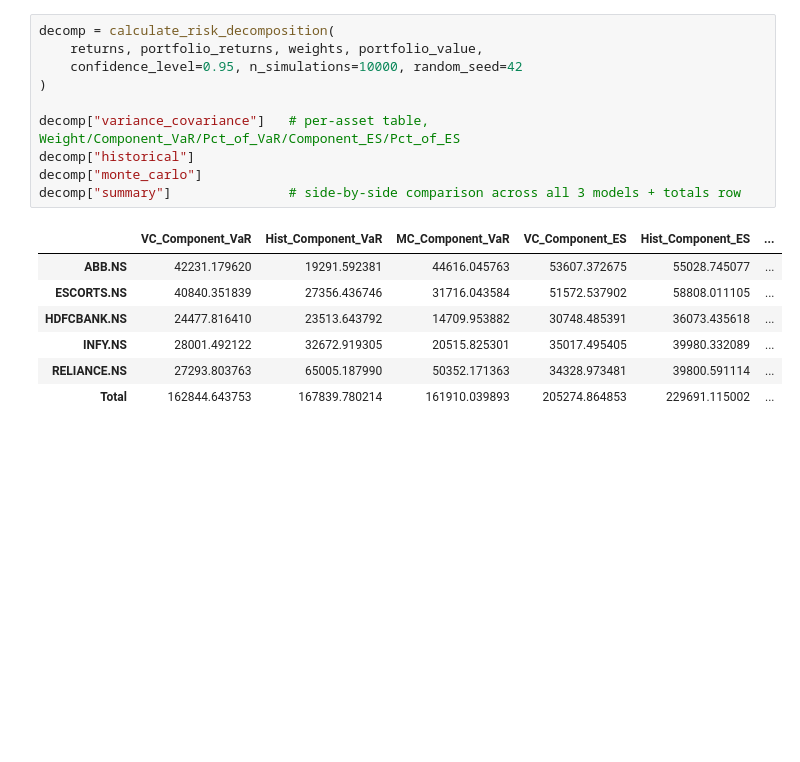
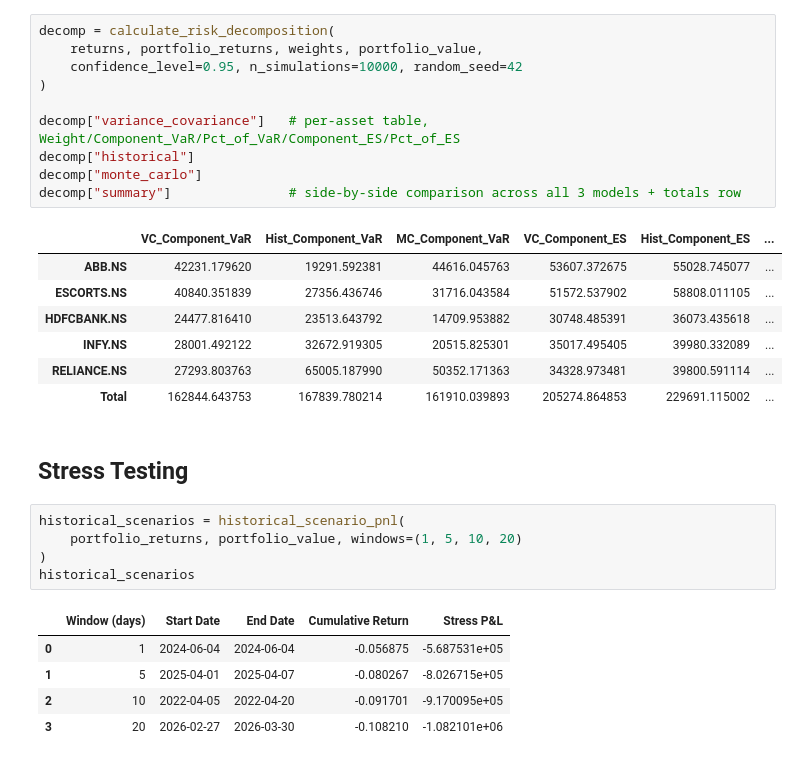
Before and after one commit to kushal16122005/market_risk_engine, a Jupyter notebook: main.ipynb, the cells around one changed output. Cells and saved outputs as stored; diff of their text form; blank space fills up the shorter version.

```diff
--- a/main.ipynb
+++ b/main.ipynb
@@ -1041,3 +1051,16 @@ decomp["summary"]               # side-by-side comparison across all 3 models +
 | INFY.NS | 28001.492122 | 32672.919305 | 20515.825301 | 35017.495405 | 39980.332089 | ... |
 | RELIANCE.NS | 27293.803763 | 65005.187990 | 50352.171363 | 34328.973481 | 39800.591114 | ... |
 | Total | 162844.643753 | 167839.780214 | 161910.039893 | 205274.864853 | 229691.115002 | ... |
+# %% [markdown]
+## Stress Testing
+# %%
+historical_scenarios = historical_scenario_pnl(
+    portfolio_returns, portfolio_value, windows=(1, 5, 10, 20)
+)
+historical_scenarios
+# %% [output]
+|  | Window (days) | Start Date | End Date | Cumulative Return | Stress P&L |
+| 0 | 1 | 2024-06-04 | 2024-06-04 | -0.056875 | -5.687531e+05 |
+| 1 | 5 | 2025-04-01 | 2025-04-07 | -0.080267 | -8.026715e+05 |
+| 2 | 10 | 2022-04-05 | 2022-04-20 | -0.091701 | -9.170095e+05 |
+| 3 | 20 | 2026-02-27 | 2026-03-30 | -0.108210 | -1.082101e+06 |
```
Also changed, not shown: parts of 5 cells of this notebook.
